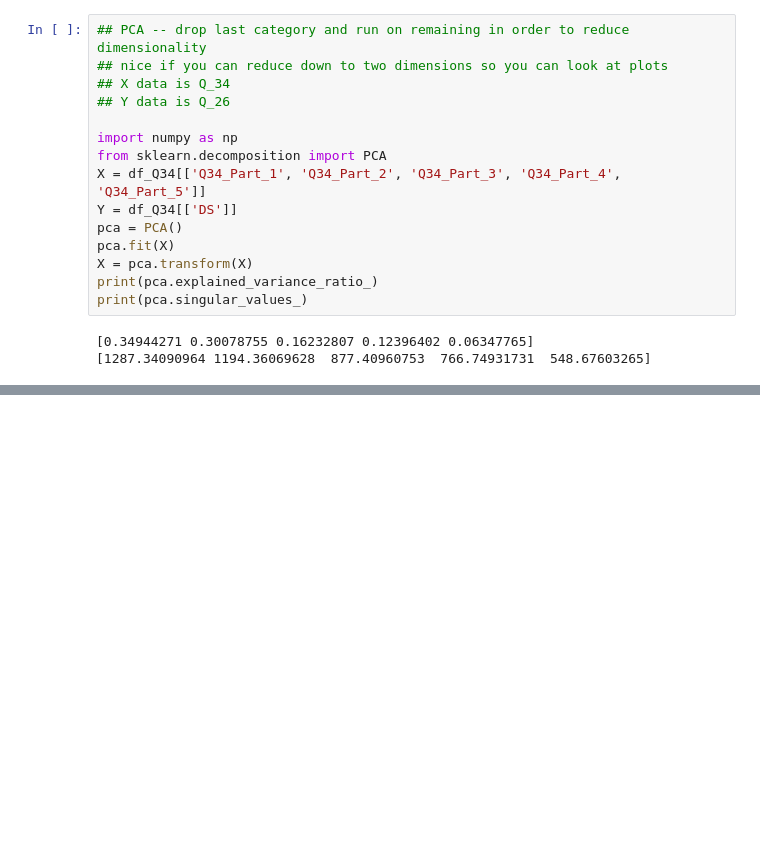
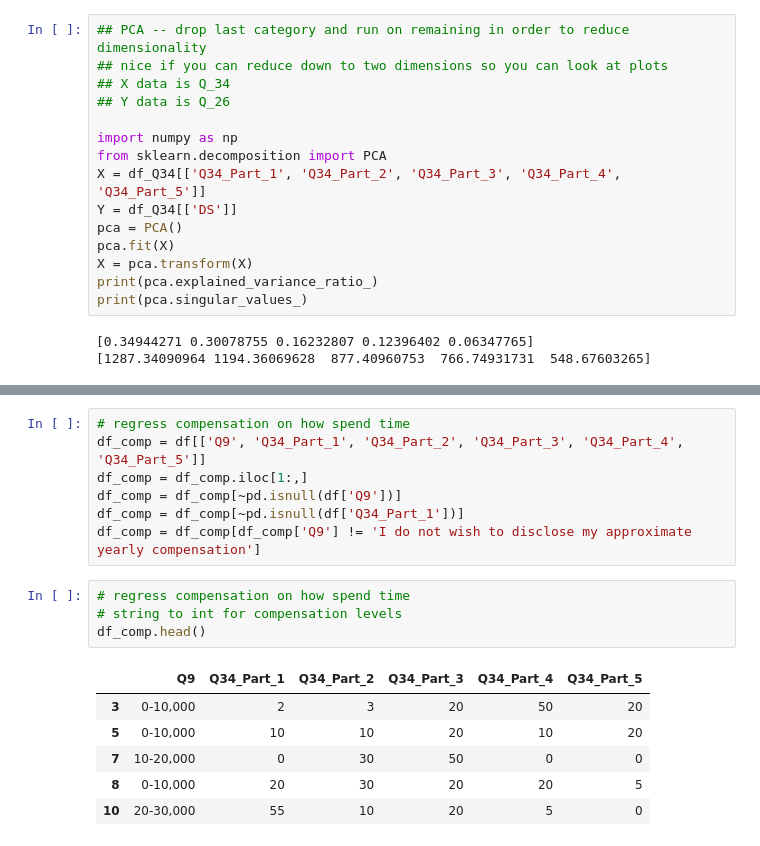
Before and after one commit to LISHarvard/what-is-a-data-scientist, a Jupyter notebook: time_use_comparison.ipynb, the cells around one changed output, grey strips where cells are left out. Drawn from its saved outputs; the diff is of its cells as text; blank space fills up the shorter version.

```diff
--- a/time_use_comparison.ipynb
+++ b/time_use_comparison.ipynb
@@ -197,0 +434,18 @@ sum(X[4201:, 1])/len(X[4201:, 1])
+# %%
+# regress compensation on how spend time
+df_comp = df[['Q9', 'Q34_Part_1', 'Q34_Part_2', 'Q34_Part_3', 'Q34_Part_4', 'Q34_Part_5']]
+df_comp = df_comp.iloc[1:,]
+df_comp = df_comp[~pd.isnull(df['Q9'])]
+df_comp = df_comp[~pd.isnull(df['Q34_Part_1'])]
+df_comp = df_comp[df_comp['Q9'] != 'I do not wish to disclose my approximate yearly compensation']
+# %%
+# regress compensation on how spend time
+# string to int for compensation levels
+df_comp.head()
+# %% [output]
+|  | Q9 | Q34_Part_1 | Q34_Part_2 | Q34_Part_3 | Q34_Part_4 | Q34_Part_5 |
+| 3 | 0-10,000 | 2 | 3 | 20 | 50 | 20 |
+| 5 | 0-10,000 | 10 | 10 | 20 | 10 | 20 |
+| 7 | 10-20,000 | 0 | 30 | 50 | 0 | 0 |
+| 8 | 0-10,000 | 20 | 30 | 20 | 20 | 5 |
+| 10 | 20-30,000 | 55 | 10 | 20 | 5 | 0 |
```
Also changed, not shown: parts of 20 cells of this notebook.
